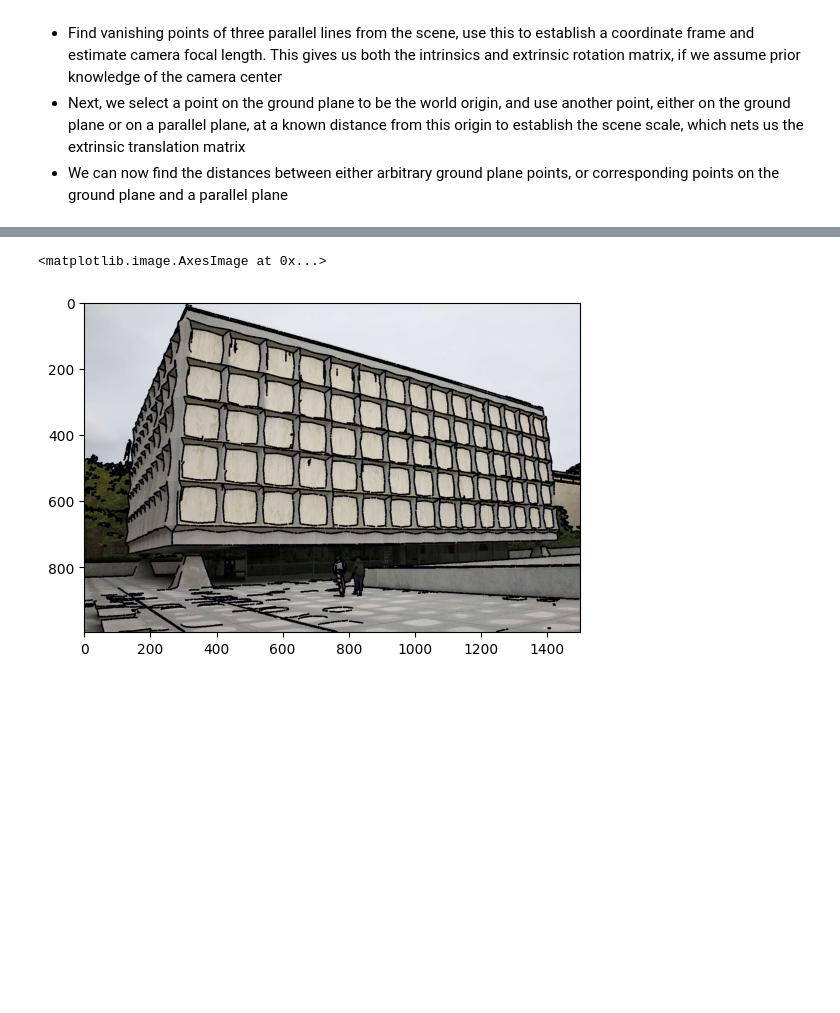
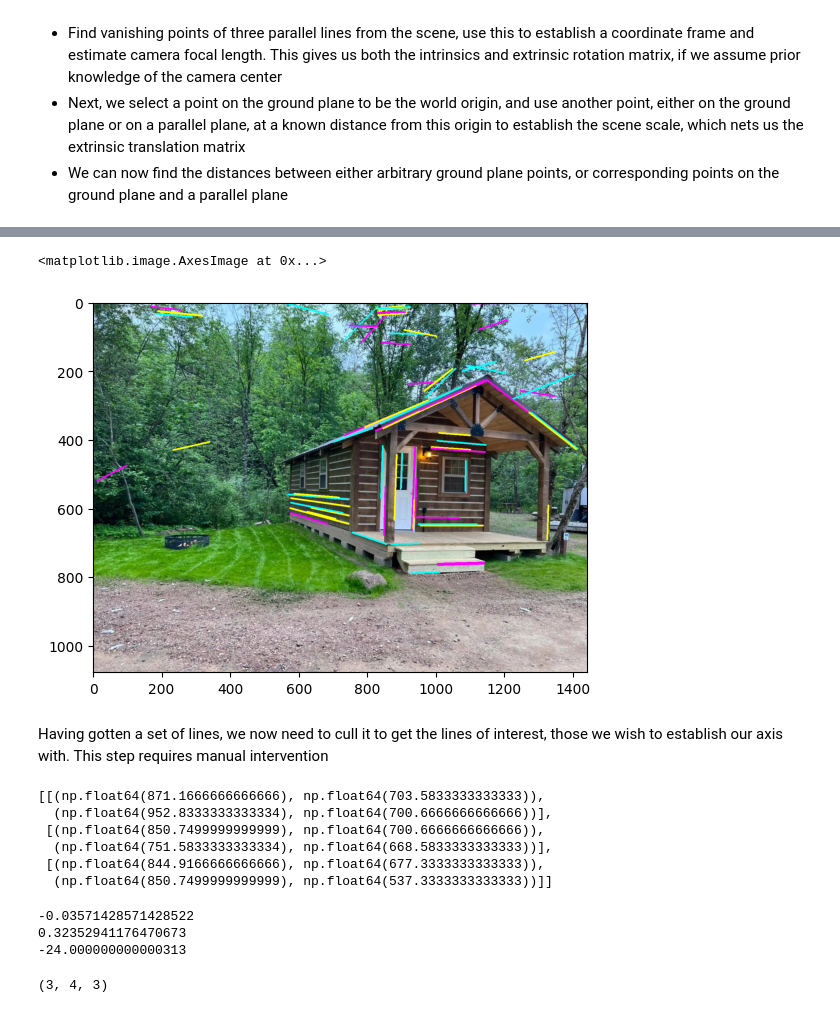
Before and after one commit to SantriptaSharma/cv-project, a Jupyter notebook: 1-criminsi.ipynb, the cells around one changed output, grey strips where cells are left out. Drawn from its saved outputs; the diff is of its cells as text; code cells hidden in the pictures; blank space fills up the shorter version.

```diff
--- a/1-criminsi.ipynb
+++ b/1-criminsi.ipynb
@@ -9,7 +9,9 @@ import matplotlib.pyplot as plt
 import numpy as np
 import cv2 as cv
 
-img = cv.imread("test3.jpg")
+%matplotlib inline
+
+img = cv.imread("test7.jpg")
 
 _ = plt.imshow(cv.cvtColor(img, cv.COLOR_BGR2RGB))
 # %% [output]
@@ -17,7 +19,7 @@ _ = plt.imshow(cv.cvtColor(img, cv.COLOR_BGR2RGB))
 # %%
 gray = cv.cvtColor(img.copy(), cv.COLOR_BGR2GRAY)
-gray = cv.GaussianBlur(gray, (5, 5), 1)
-edges = cv.Canny(gray, 50, 120)
+gray = cv.GaussianBlur(gray, (5, 5), 1.5)
+edges = cv.Canny(gray, 80, 200)
 
 plt.imshow(edges, cmap="gray")
 # %% [output]
@@ -26,12 +28,16 @@ plt.imshow(edges, cmap="gray")
+# %%
+get_color = lambda i: (i % 3 * 255, (i + 1) % 3 * 255, (i + 2) % 3 * 255)
 # %%
-lines = cv.HoughLines(edges, 1, np.pi / 180, 5)
+all_lines = cv.HoughLinesP(edges, 1, np.pi / 180, 15, minLineLength=80, maxLineGap=8)
 
-guy = img.copy()
+x_guy = img.copy()
 
-for line in lines:
-	cv.line(guy, line[0, :2], line[0, 2:], 5, 3)
+for i, line in enumerate(all_lines):
+	cv.line(x_guy, line[0, :2], line[0, 2:], get_color(i), 3)
 
-plt.imshow(cv.cvtColor(guy, cv.COLOR_BGR2RGB))
+plt.imshow(cv.cvtColor(x_guy, cv.COLOR_BGR2RGB))
 # %% [output]
 <matplotlib.image.AxesImage at 0x...>
-[figure, old version]
+[figure, new version]
+# %% [markdown]
+Having gotten a set of lines, we now need to cull it to get the lines of interest, those we wish to establish our axis with. This step requires manual intervention
@@ -37,0 +53,45 @@ plt.imshow(cv.cvtColor(guy, cv.COLOR_BGR2RGB))
+# %%
+%matplotlib inline
+lines = [lines_raw[:2], lines_raw[2:4], lines_raw[4:]]
+lines
+# %% [output]
+[[(np.float64(871.1666666666666), np.float64(703.5833333333333)),
+  (np.float64(952.8333333333334), np.float64(700.6666666666666))],
+ [(np.float64(850.7499999999999), np.float64(700.6666666666666)),
+  (np.float64(751.5833333333334), np.float64(668.5833333333333))],
+ [(np.float64(844.9166666666666), np.float64(677.3333333333333)),
+  (np.float64(850.7499999999999), np.float64(537.3333333333333))]]
+# %%
+# test 1: slope similarity, cull all lines too dissimilar in slope
+from tqdm import tqdm
+
+axis_candidates = []
+
+for (a1, b1), (a2, b2) in lines:
+	candidates = []
+
+	target_slope = (b2 - b1) / (a2 - a1)
+	print(target_slope)
+
+	for ((x1, y1, x2, y2), ) in all_lines:
+		if x1 == x2:
+			continue
+
+		slope = (y2 - y1) / (x2 - x1)
+
+		if slope == 0:
+			continue
+
+		ratio = max(slope / target_slope, target_slope / slope)
+		if 0.5 <= ratio and ratio <= 1.5:
+			candidates.append(((x1, y1), (x2, y2)))
+
+	axis_candidates.append(candidates)
+# %% [output]
+-0.03571428571428522
+0.32352941176470673
+-24.000000000000313
+# %%
+len(axis_candidates[0]), len(axis_candidates[1]), len(axis_candidates[2])
+# %% [output]
+(3, 4, 3)
```
Also changed, not shown: parts of 7 cells of this notebook, 1 other file.
